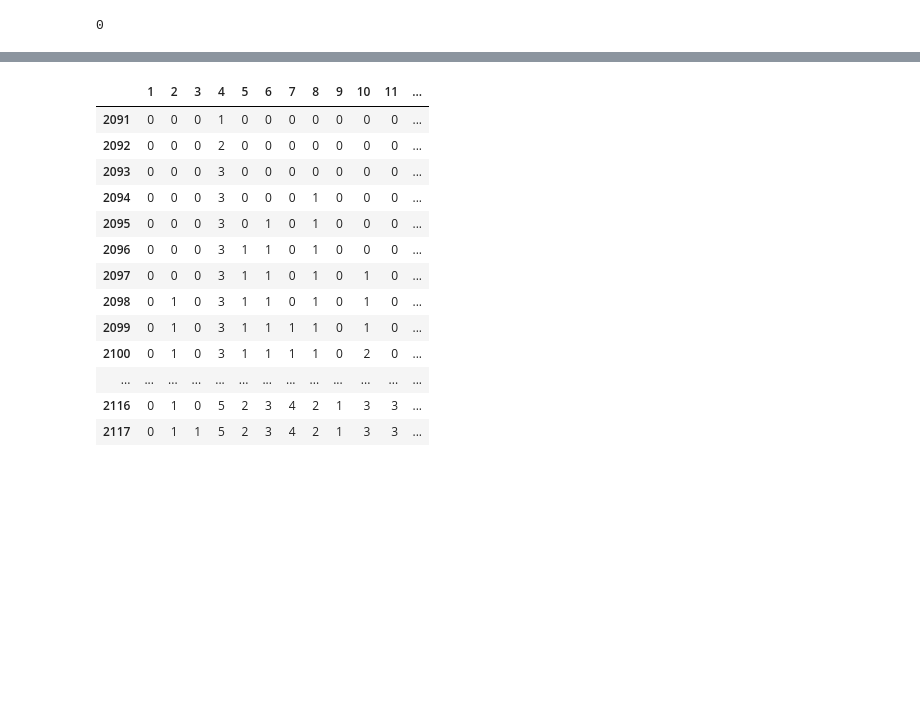
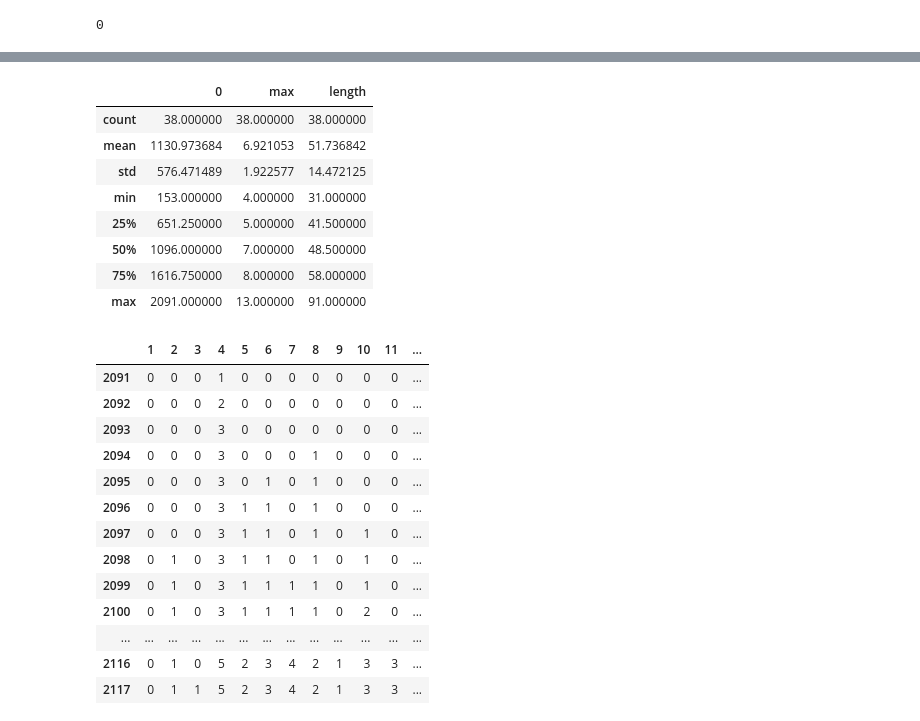
Before and after one commit to Kang-Jack/ShuangSe, a Jupyter notebook: iPython/analyze.ipynb, the cells around one changed output, grey strips where cells are left out. Cells and saved outputs as stored; diff of their text form; code cells hidden in the pictures; blank space fills up the shorter version.

```diff
--- a/iPython/analyze.ipynb
+++ b/iPython/analyze.ipynb
@@ -134,3 +154,15 @@ dfResult
+# %%
+dfResult[(dfResult['max']>3) & (dfResult['max'] <15)].describe()
+# %% [output]
+|  | 0 | max | length |
+| count | 38.000000 | 38.000000 | 38.000000 |
+| mean | 1130.973684 | 6.921053 | 51.736842 |
+| std | 576.471489 | 1.922577 | 14.472125 |
+| min | 153.000000 | 4.000000 | 31.000000 |
+| 25% | 651.250000 | 5.000000 | 41.500000 |
+| 50% | 1096.000000 | 7.000000 | 48.500000 |
+| 75% | 1616.750000 | 8.000000 | 58.000000 |
+| max | 2091.000000 | 13.000000 | 91.000000 |
 # %%
 def SumCurrentCol (df):
     return df.loc[:,[1,2,3,4,5,6,7,8,9,10,11,12,13,14,15,16]].cumsum()
```
Also changed, not shown: parts of 7 cells of this notebook.
